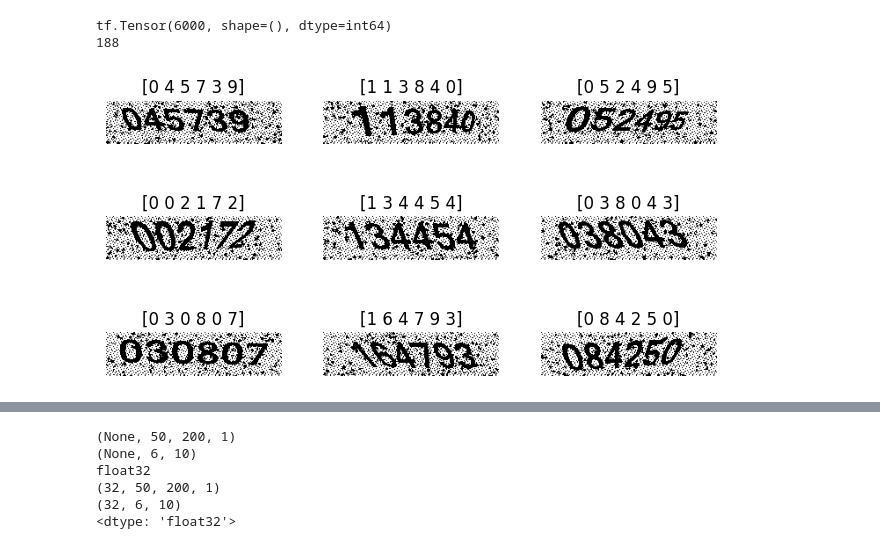
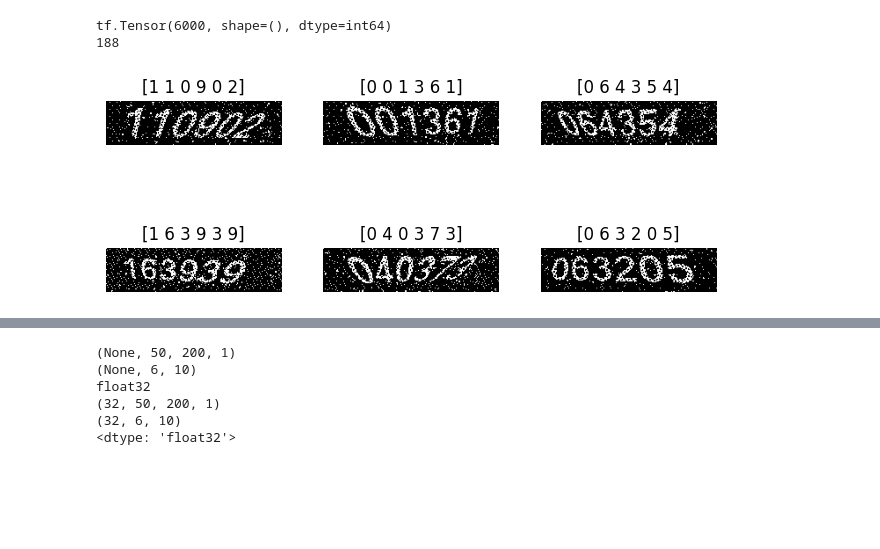
Before and after one commit to navidmafi/numeric-captcha, a Jupyter notebook: tf_only.ipynb, the cells around one changed output, grey strips where cells are left out. Saved outputs shown, nothing was run; the diff lists cells and outputs as text; code cells hidden in the pictures; blank space fills up the shorter version.

```diff
--- a/tf_only.ipynb
+++ b/tf_only.ipynb
@@ -69,13 +78,15 @@ def get_label(file_path: tf.Tensor):
   # print(split(parts[-1], ".")[0])
   return tf.strings.split(parts[-1], ".")[0]
 # %%
-def label_to_one_hot(label):
-    digits = tf.strings.to_number(tf.strings.unicode_split(label, 'UTF-8'), out_type=tf.int32)
-    one_hot_digits = tf.one_hot(digits, depth=10)
-    one_hot_label = tf.reshape(one_hot_digits, [-1])
-    return one_hot_label
+# # @tf.function
+# def label_to_one_hot(label:tf.Tensor) -> tf.Tensor:
+#     digits = tf.strings.to_number(tf.strings.unicode_split(label, 'UTF-8'), out_type=tf.int32)
+#     one_hot_digits = tf.one_hot(digits, depth=10)
+#     one_hot_label = tf.reshape(one_hot_digits, [-1])
+#     return one_hot_label
 
-def label_to_one_hot_2d(label):
+# @tf.function
+def label_to_one_hot_2d(label:tf.Tensor) -> tf.Tensor:
     digits = tf.strings.to_number(tf.strings.unicode_split(label, 'UTF-8'), out_type=tf.int32)
     one_hot_digits = tf.one_hot(digits, depth=10)
     return one_hot_digits
@@ -103,25 +108,29 @@ I0000 00:00:1725546517.260877   23898 cuda_executor.cc:1015] successful NUMA nod
 # %%
-def decode_img(img) -> tf.Tensor:
-  return tf.io.decode_jpeg(img)
+# @tf.function
+def decode_img(img: tf.Tensor) -> tf.Tensor:
+  return tf.io.decode_image(img,channels=1, dtype=tf.float32, expand_animations = False) # type: ignore
 
+# @tf.function
 def preprocess_image(image:tf.Tensor) -> tf.Tensor:
-  image = tf.cast(image, tf.float32)
-  image = tf.image.adjust_contrast(image, 3)
-  image =  tf.image.rgb_to_grayscale(image)
-  image = tf.divide(tf.cast(image, dtype=tf.float32),tf.constant(255.0, dtype=tf.float32))
+  # tf.print(tf.shape(image))
+  image = tf.image.resize(image, (50,200))
+  image = tf.image.per_image_standardization(image)
   return image
 
+# @tf.function
 def preprocess_label(label : tf.Tensor) -> tf.Tensor:
   return label_to_one_hot_2d(label)
 # %%
-def configure_for_performance(ds):
+# @tf.function
+def configure_for_performance(ds:tf.data.Dataset) -> tf.data.Dataset:
   ds = ds.cache()
   ds = ds.shuffle(buffer_size=1000)
   ds = ds.batch(batch_size)
   ds = ds.prefetch(buffer_size=tf.data.AUTOTUNE)
   return ds
 # %%
-def process_path(file_path):
+# @tf.function
+def process_path(file_path:tf.Tensor) -> tuple[tf.Tensor,tf.Tensor]:
   label = get_label(file_path)
   img = tf.io.read_file(file_path)
   img = decode_img(img)
@@ -129,15 +138,15 @@ def process_path(file_path):
 # %%
 train_ds = tf.data.Dataset.list_files("./data/train/*.jpg", shuffle=False)
 train_ds = train_ds.map(process_path, num_parallel_calls=tf.data.AUTOTUNE)
 print(train_ds.cardinality())
 
 train_ds = configure_for_performance(train_ds)
 print(train_ds.cardinality().numpy())
-plot_ds_batched(train_ds)
+viz_ds(train_ds)
 # %% [output]
 tf.Tensor(6000, shape=(), dtype=int64)
 188
-[figure, old version]
+[figure, new version]
 # %%
 loss_fn = keras.losses.CategoricalCrossentropy()
 optimizer = keras.optimizers.Adam()
```
Also changed, not shown: parts of 13 cells of this notebook.
